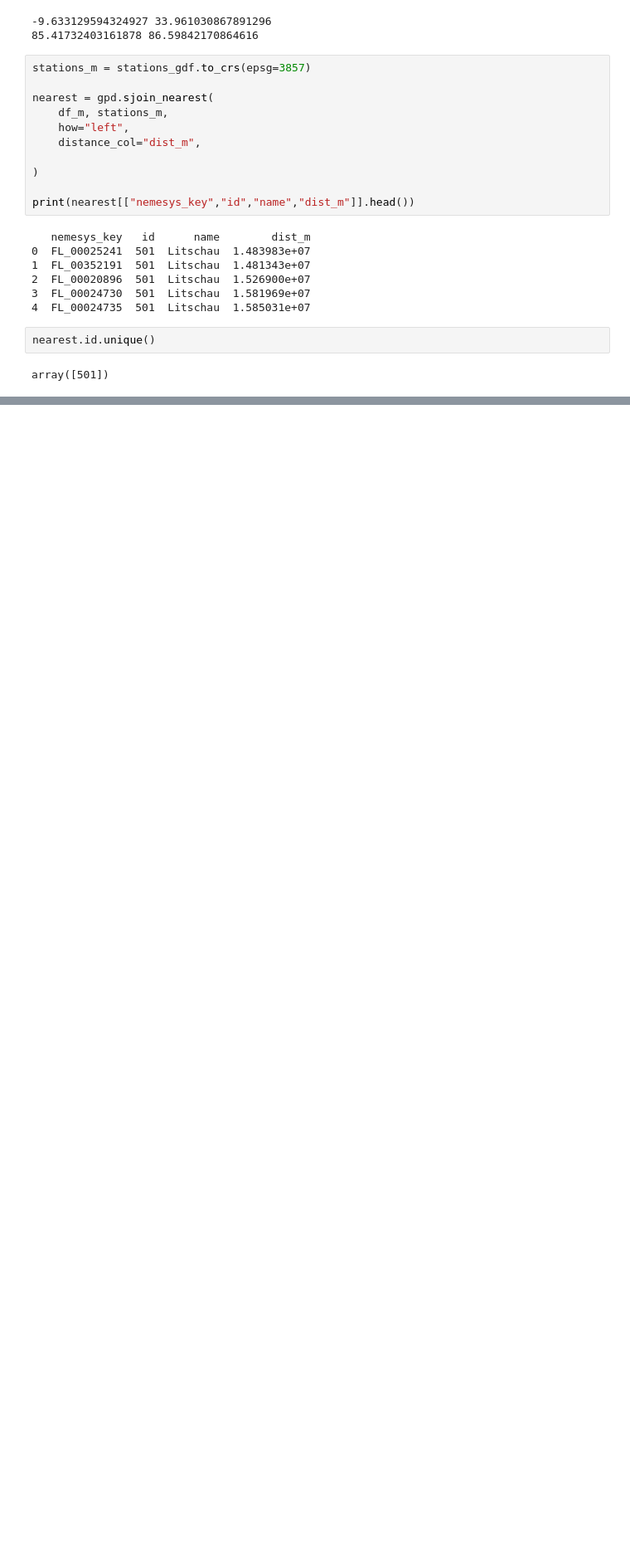
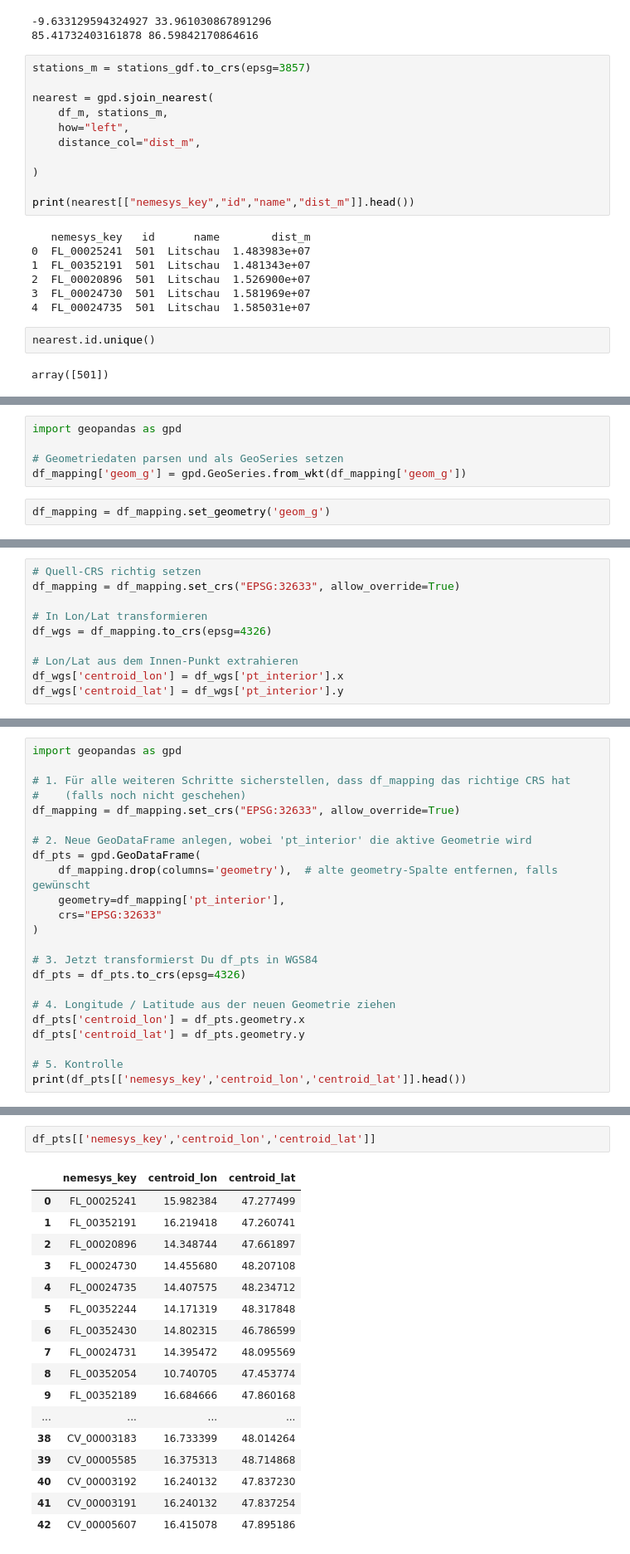
Before and after one commit to johannesgl4d0s/ersatzwerte_project, a Jupyter notebook: notebooks/03_get_nearest_station.ipynb, the cells around one changed output, grey strips where cells are left out. Shown at 83% size. Cells and saved outputs as stored; diff of their text form; blank space fills up the shorter version.

```diff
--- a/notebooks/03_get_nearest_station.ipynb
+++ b/notebooks/03_get_nearest_station.ipynb
@@ -259,0 +311,7 @@ array([501])
+# %%
+import geopandas as gpd
+
+# Geometriedaten parsen und als GeoSeries setzen
+df_mapping['geom_g'] = gpd.GeoSeries.from_wkt(df_mapping['geom_g'])
+# %%
+df_mapping = df_mapping.set_geometry('geom_g')
@@ -259,0 +333,10 @@ array([501])
+# %%
+# Quell-CRS richtig setzen
+df_mapping = df_mapping.set_crs("EPSG:32633", allow_override=True)
+
+# In Lon/Lat transformieren
+df_wgs = df_mapping.to_crs(epsg=4326)
+
+# Lon/Lat aus dem Innen-Punkt extrahieren
+df_wgs['centroid_lon'] = df_wgs['pt_interior'].x
+df_wgs['centroid_lat'] = df_wgs['pt_interior'].y
@@ -259,0 +363,23 @@ array([501])
+# %%
+import geopandas as gpd
+
+# 1. Für alle weiteren Schritte sicherstellen, dass df_mapping das richtige CRS hat
+#    (falls noch nicht geschehen)
+df_mapping = df_mapping.set_crs("EPSG:32633", allow_override=True)
+
+# 2. Neue GeoDataFrame anlegen, wobei 'pt_interior' die aktive Geometrie wird
+df_pts = gpd.GeoDataFrame(
+    df_mapping.drop(columns='geometry'),  # alte geometry-Spalte entfernen, falls gewünscht
+    geometry=df_mapping['pt_interior'],
+    crs="EPSG:32633"
+)
+
+# 3. Jetzt transformierst Du df_pts in WGS84
+df_pts = df_pts.to_crs(epsg=4326)
+
+# 4. Longitude / Latitude aus der neuen Geometrie ziehen
+df_pts['centroid_lon'] = df_pts.geometry.x
+df_pts['centroid_lat'] = df_pts.geometry.y
+
+# 5. Kontrolle
+print(df_pts[['nemesys_key','centroid_lon','centroid_lat']].head())
@@ -259,0 +393,20 @@ array([501])
+# %%
+df_pts[['nemesys_key','centroid_lon','centroid_lat']]
+# %% [output]
+|  | nemesys_key | centroid_lon | centroid_lat |
+| 0 | FL_00025241 | 15.982384 | 47.277499 |
+| 1 | FL_00352191 | 16.219418 | 47.260741 |
+| 2 | FL_00020896 | 14.348744 | 47.661897 |
+| 3 | FL_00024730 | 14.455680 | 48.207108 |
+| 4 | FL_00024735 | 14.407575 | 48.234712 |
+| 5 | FL_00352244 | 14.171319 | 48.317848 |
+| 6 | FL_00352430 | 14.802315 | 46.786599 |
+| 7 | FL_00024731 | 14.395472 | 48.095569 |
+| 8 | FL_00352054 | 10.740705 | 47.453774 |
+| 9 | FL_00352189 | 16.684666 | 47.860168 |
+| ... | ... | ... | ... |
+| 38 | CV_00003183 | 16.733399 | 48.014264 |
+| 39 | CV_00005585 | 16.375313 | 48.714868 |
+| 40 | CV_00003192 | 16.240132 | 47.837230 |
+| 41 | CV_00003191 | 16.240132 | 47.837254 |
+| 42 | CV_00005607 | 16.415078 | 47.895186 |
```
Also changed, not shown: parts of 9 cells of this notebook.
